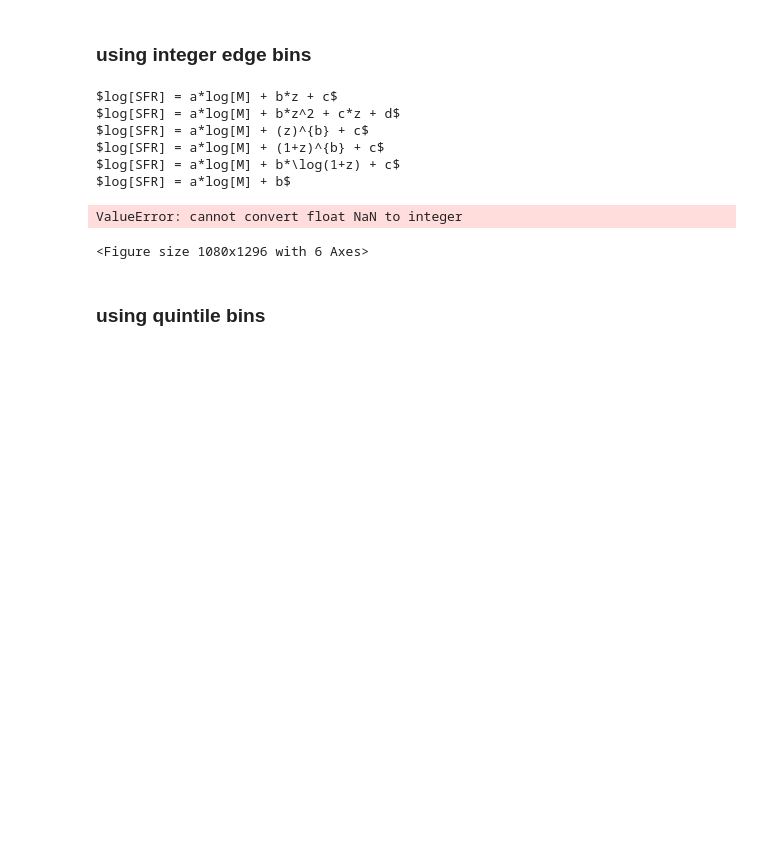
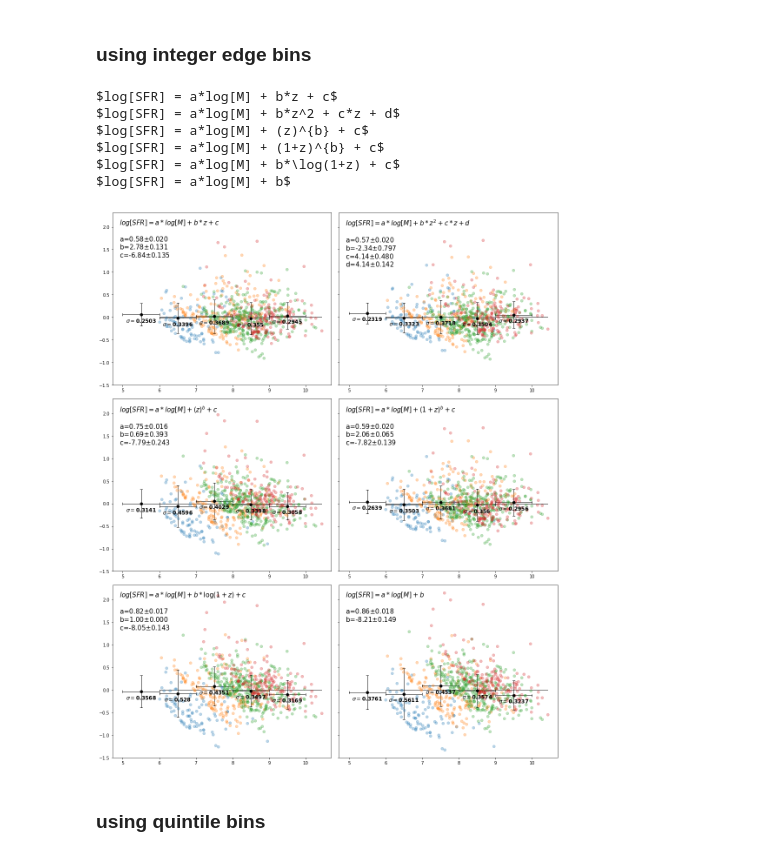
Before and after one commit to kaitshin/LowM_MainSequence, a Jupyter notebook: redshift_dependency_above_6Msun.ipynb, the cells around one changed output. Saved outputs shown, nothing was run; the diff lists cells and outputs as text; code cells hidden in the pictures; blank space fills up the shorter version.

```diff
--- a/redshift_dependency_above_6Msun.ipynb
+++ b/redshift_dependency_above_6Msun.ipynb
@@ -934,37 +928,35 @@ for ax, func, eqn_str in zip(axarr, [func0, func1, func2, func3, func4, line],
             '\nb='+'{:.2f}'.format(params[1])+r'$\pm$'+'{:.3f}'.format(np.sqrt(np.diag(pcov))[1]),
             transform=ax.transAxes,fontsize=15,ha='left',va='top')
 
 #     ax.plot(smass0, sfrs_plot, 'o', alpha=0.5)
     for ff,cc,ll in zip(['NB7', 'NB816', 'NB921', 'NB973'], cwheel, ['NB704,NB711', 'NB816', 'NB921', 'NB973']):
         filt_match = np.array([x for x in range(len(filts99)) if ff in filts99[x]])
         ax.plot(smass0[filt_match], sfrs_plot[filt_match], 'o', color=cc, alpha=0.3, label=ll)
 
 #     plt.xlabel('M')
 #     plt.ylabel('sigma_rms')
 #     plt.legend(loc='best')
 
     for i in range(5):
-        bin_match = np.where(bin_ii == i)[0]
-#         print np.mean(sfrs_plot[bin_match])
+        bin_match = np.where(bin_ii == i+1)[0]
         ax.plot(mbins[i], np.mean(sfrs_plot[bin_match]), 'ko')
         ax.errorbar(mbins[i], np.mean(sfrs_plot[bin_match]), xerr=0.5, yerr=np.std(sfrs_plot[bin_match]),
                     capsize=3, color='k')
         ax.annotate(r'$\sigma=$'+str(np.round(np.std(sfrs_plot[bin_match]), 4)),
                     (mbins[i], np.mean(sfrs_plot[bin_match])-0.2),
                     va='bottom', ha='center', fontsize=12, color='k', fontweight='bold')
 #         print 'bin dispersion:', mbins[i], '|', np.std(sfrs_plot[bin_match])
 
 f.set_size_inches(15,18)
 f.tight_layout()
 # %% [output]
 $log[SFR] = a*log[M] + b*z + c$
 $log[SFR] = a*log[M] + b*z^2 + c*z + d$
 $log[SFR] = a*log[M] + (z)^{b} + c$
 $log[SFR] = a*log[M] + (1+z)^{b} + c$
 $log[SFR] = a*log[M] + b*\log(1+z) + c$
 $log[SFR] = a*log[M] + b$
-ValueError: cannot convert float NaN to integer
-<Figure size 1080x1296 with 6 Axes>
+[figure, added]
 # %% [markdown]
 ### using quintile bins
 # %%
```
Also changed, not shown: parts of 4 cells of this notebook.
